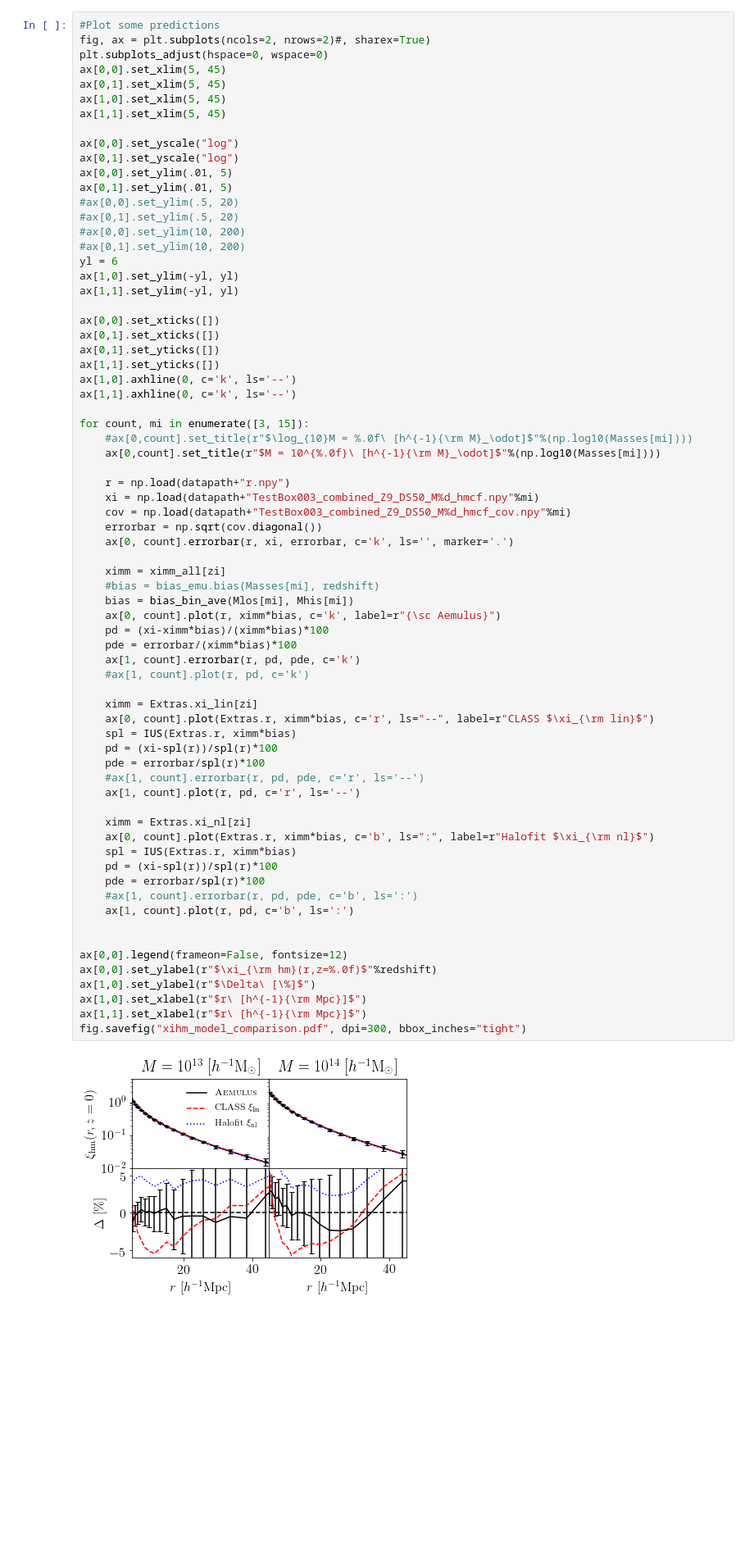
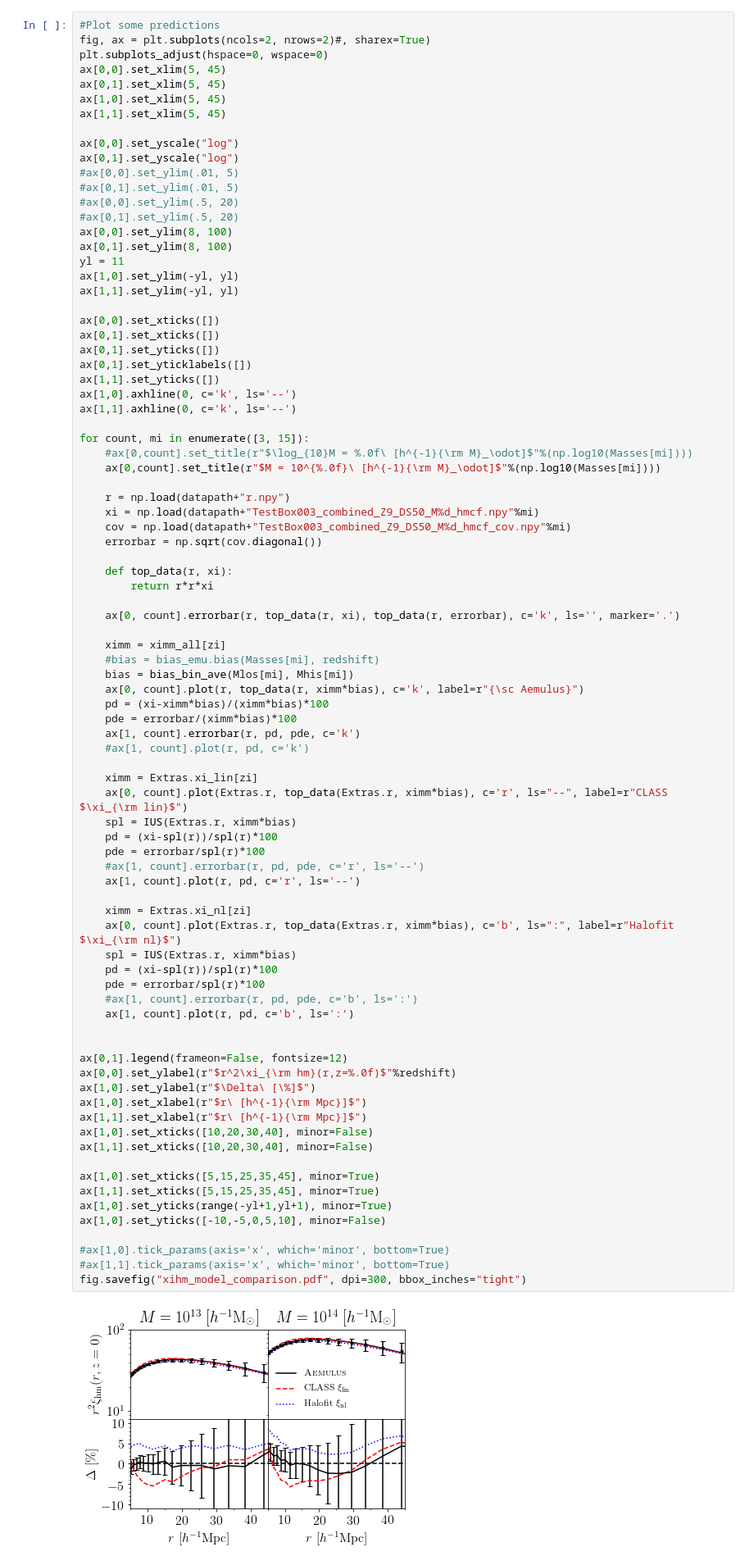
Before and after one commit to AemulusProject/bias_emulator, a Jupyter notebook: notebooks/Figure_for_paper.ipynb, the cells around one changed output. Shown: that part at 82% size. Saved outputs shown, nothing was run; the diff lists cells and outputs as text; blank space fills up the shorter version.

Commit message:
Reran notebooks for plots.

```diff
--- a/notebooks/Figure_for_paper.ipynb
+++ b/notebooks/Figure_for_paper.ipynb
@@ -71,19 +71,20 @@ ax[1,1].set_xlim(5, 45)
 
 ax[0,0].set_yscale("log")
 ax[0,1].set_yscale("log")
-ax[0,0].set_ylim(.01, 5)
-ax[0,1].set_ylim(.01, 5)
+#ax[0,0].set_ylim(.01, 5)
+#ax[0,1].set_ylim(.01, 5)
 #ax[0,0].set_ylim(.5, 20)
 #ax[0,1].set_ylim(.5, 20)
-#ax[0,0].set_ylim(10, 200)
-#ax[0,1].set_ylim(10, 200)
-yl = 6
+ax[0,0].set_ylim(8, 100)
+ax[0,1].set_ylim(8, 100)
+yl = 11
 ax[1,0].set_ylim(-yl, yl)
 ax[1,1].set_ylim(-yl, yl)
 
 ax[0,0].set_xticks([])
 ax[0,1].set_xticks([])
 ax[0,1].set_yticks([])
+ax[0,1].set_yticklabels([])
 ax[1,1].set_yticks([])
 ax[1,0].axhline(0, c='k', ls='--')
 ax[1,1].axhline(0, c='k', ls='--')
@@ -96,39 +97,53 @@ for count, mi in enumerate([3, 15]):
     xi = np.load(datapath+"TestBox003_combined_Z9_DS50_M%d_hmcf.npy"%mi)
     cov = np.load(datapath+"TestBox003_combined_Z9_DS50_M%d_hmcf_cov.npy"%mi)
     errorbar = np.sqrt(cov.diagonal())
-    ax[0, count].errorbar(r, xi, errorbar, c='k', ls='', marker='.')
+
+    def top_data(r, xi):
+        return r*r*xi
+
+    ax[0, count].errorbar(r, top_data(r, xi), top_data(r, errorbar), c='k', ls='', marker='.')
 
     ximm = ximm_all[zi]
     #bias = bias_emu.bias(Masses[mi], redshift)
     bias = bias_bin_ave(Mlos[mi], Mhis[mi])
-    ax[0, count].plot(r, ximm*bias, c='k', label=r"{\sc Aemulus}")
+    ax[0, count].plot(r, top_data(r, ximm*bias), c='k', label=r"{\sc Aemulus}")
     pd = (xi-ximm*bias)/(ximm*bias)*100
     pde = errorbar/(ximm*bias)*100
     ax[1, count].errorbar(r, pd, pde, c='k')
     #ax[1, count].plot(r, pd, c='k')
 
     ximm = Extras.xi_lin[zi]
-    ax[0, count].plot(Extras.r, ximm*bias, c='r', ls="--", label=r"CLASS $\xi_{\rm lin}$")
+    ax[0, count].plot(Extras.r, top_data(Extras.r, ximm*bias), c='r', ls="--", label=r"CLASS $\xi_{\rm lin}$")
     spl = IUS(Extras.r, ximm*bias)
     pd = (xi-spl(r))/spl(r)*100
     pde = errorbar/spl(r)*100
     #ax[1, count].errorbar(r, pd, pde, c='r', ls='--')
     ax[1, count].plot(r, pd, c='r', ls='--')
 
     ximm = Extras.xi_nl[zi]
-    ax[0, count].plot(Extras.r, ximm*bias, c='b', ls=":", label=r"Halofit $\xi_{\rm nl}$")
+    ax[0, count].plot(Extras.r, top_data(Extras.r, ximm*bias), c='b', ls=":", label=r"Halofit $\xi_{\rm nl}$")
     spl = IUS(Extras.r, ximm*bias)
     pd = (xi-spl(r))/spl(r)*100
     pde = errorbar/spl(r)*100
     #ax[1, count].errorbar(r, pd, pde, c='b', ls=':')
     ax[1, count].plot(r, pd, c='b', ls=':')
 
 
-ax[0,0].legend(frameon=False, fontsize=12)
-ax[0,0].set_ylabel(r"$\xi_{\rm hm}(r,z=%.0f)$"%redshift)
+ax[0,1].legend(frameon=False, fontsize=12)
+ax[0,0].set_ylabel(r"$r^2\xi_{\rm hm}(r,z=%.0f)$"%redshift)
 ax[1,0].set_ylabel(r"$\Delta\ [\%]$")
 ax[1,0].set_xlabel(r"$r\ [h^{-1}{\rm Mpc}]$")
 ax[1,1].set_xlabel(r"$r\ [h^{-1}{\rm Mpc}]$")
+ax[1,0].set_xticks([10,20,30,40], minor=False)
+ax[1,1].set_xticks([10,20,30,40], minor=False)
+
+ax[1,0].set_xticks([5,15,25,35,45], minor=True)
+ax[1,1].set_xticks([5,15,25,35,45], minor=True)
+ax[1,0].set_yticks(range(-yl+1,yl+1), minor=True)
+ax[1,0].set_yticks([-10,-5,0,5,10], minor=False)
+
+#ax[1,0].tick_params(axis='x', which='minor', bottom=True)
+#ax[1,1].tick_params(axis='x', which='minor', bottom=True)
 fig.savefig("xihm_model_comparison.pdf", dpi=300, bbox_inches="tight")
 # %% [output]
-[figure, old version]
+[figure, new version]
```
Also changed, not shown: 2 other files.
